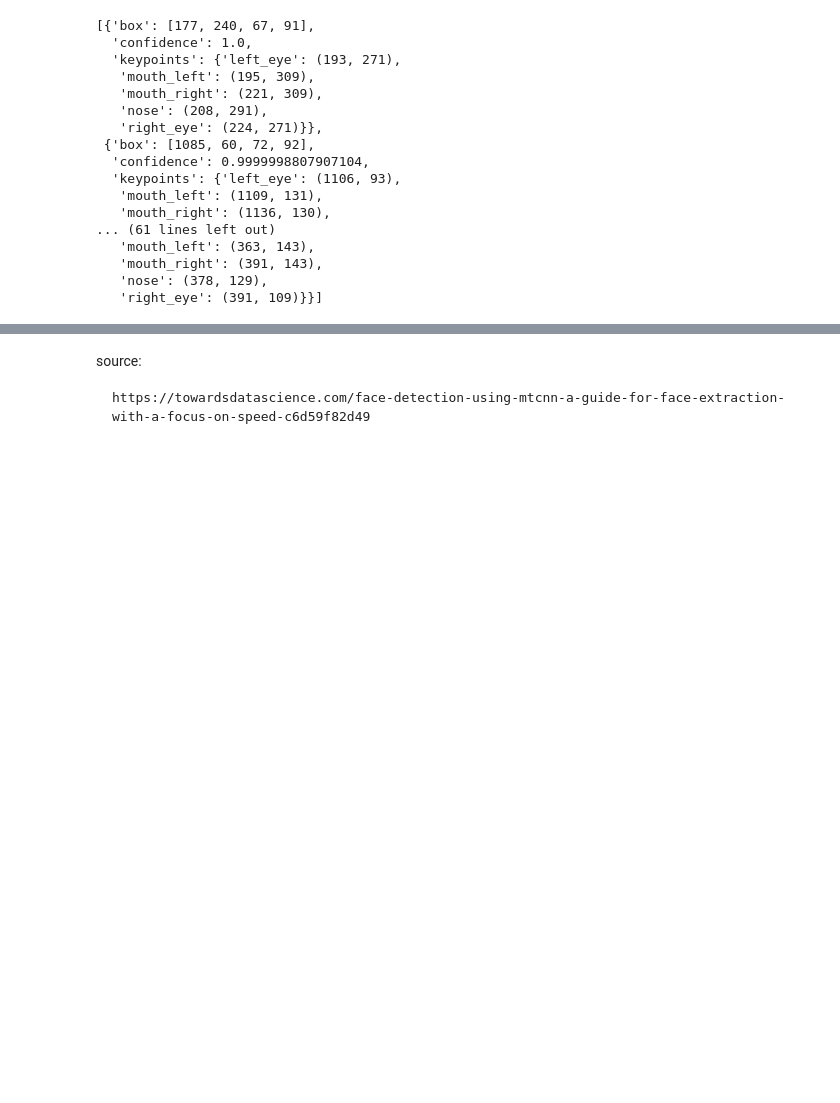
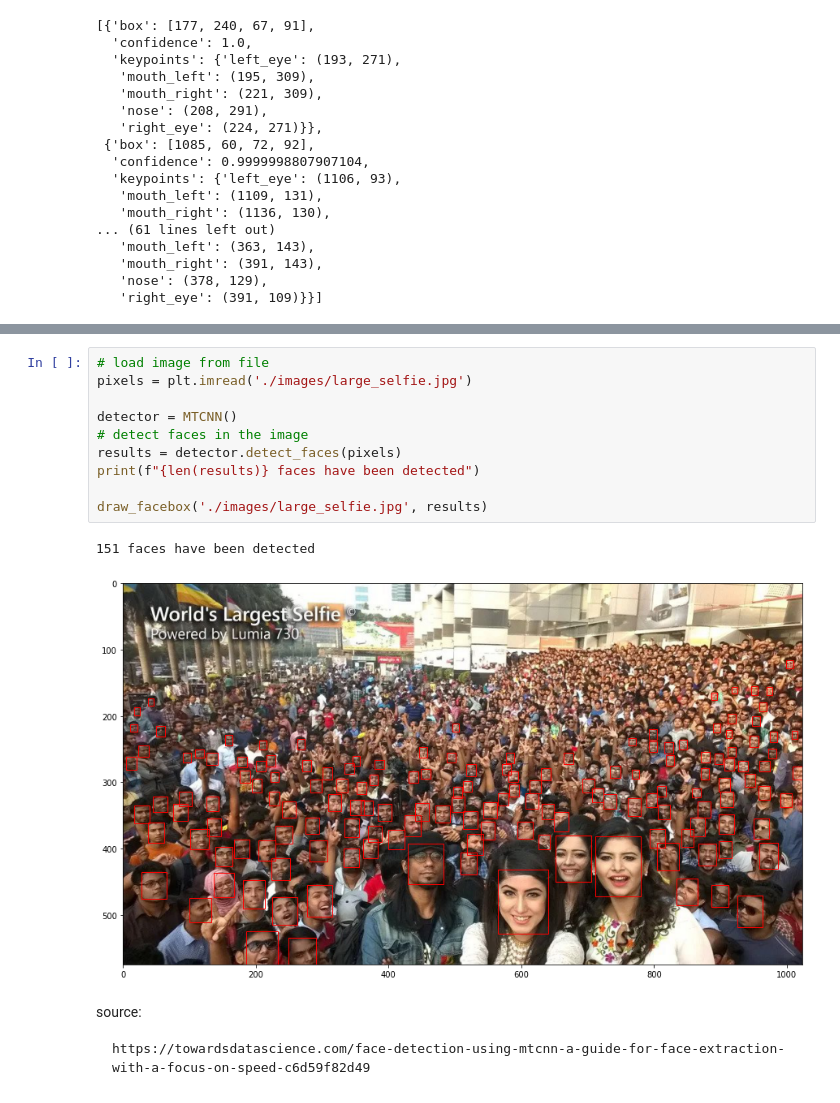
Before and after one commit to M-Taghizadeh/Deep-Face-Recognition, a Jupyter notebook: 5-MTCNN-face-detection.ipynb, the cells around one changed output, grey strips where cells are left out. Drawn from its saved outputs; the diff is of its cells as text; blank space fills up the shorter version.

Commit message:
update 5-MTCNN-face-detection

```diff
--- a/5-MTCNN-face-detection.ipynb
+++ b/5-MTCNN-face-detection.ipynb
@@ -100,3 +105,16 @@ draw_facebox_and_keypoints('./images/football_team.jpg', results)
+# %%
+# load image from file
+pixels = plt.imread('./images/large_selfie.jpg')
+
+detector = MTCNN()
+# detect faces in the image
+results = detector.detect_faces(pixels)
+print(f"{len(results)} faces have been detected")
+
+draw_facebox('./images/large_selfie.jpg', results)
+# %% [output]
+151 faces have been detected
+[figure, added]
 # %% [markdown]
 source:
 
```
Also changed, not shown: parts of 6 cells of this notebook.
